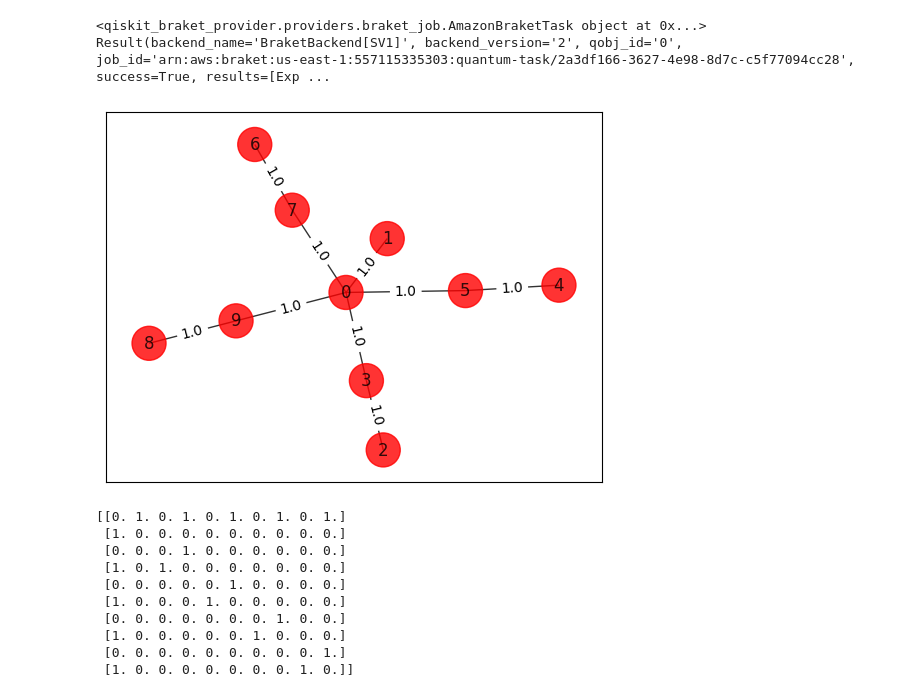
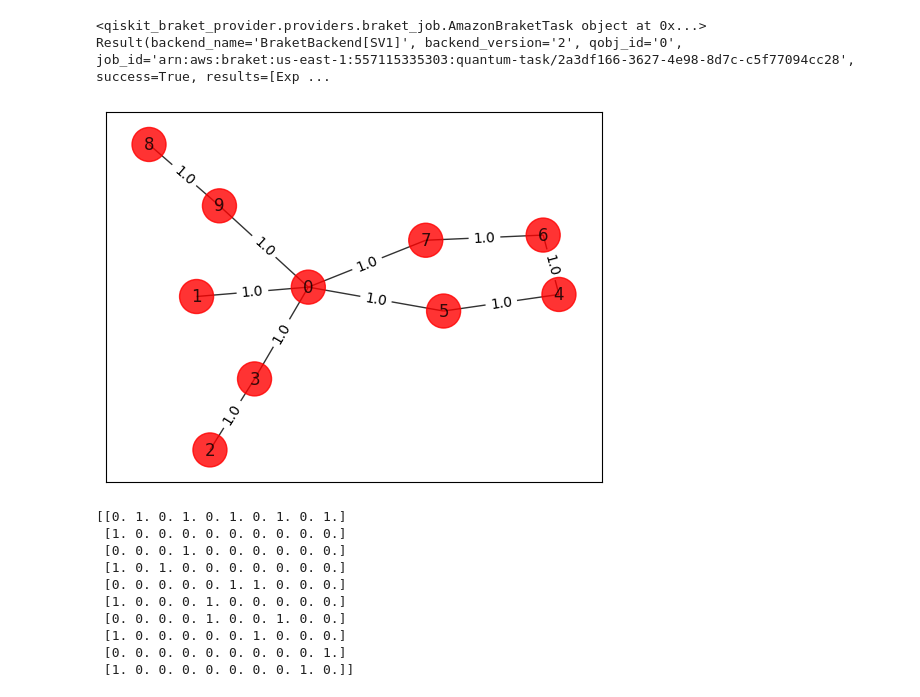
Before and after one commit to fecaletti/maxcut, a Jupyter notebook: test.ipynb, the cells around one changed output. Drawn from its saved outputs; the diff is of its cells as text; code cells hidden in the pictures.

```diff
--- a/test.ipynb
+++ b/test.ipynb
@@ -56,34 +56,36 @@ from qiskit_optimization.algorithms import MinimumEigenOptimizer
 # %%
 # Generating a graph of 4 nodes
 dn = 10
 elist = []
 for i in range(0, dn, 1):
     if i % 2 == 0:
         elist.append((i, i + 1, 1.0))
     else:
         elist.append((i, 0, 1.0))
 
+# elist.append((4, 6, 1.0))
 # elist = [(0, 1, 1.0), (0, 2, 1.0), (0, 3, 1.0), (1, 2, 1.0), (2, 3, 1.0), (2, 4, 1.0), (4, 5, 1.0), (5, 6, 1.0), (6, 7, 1.0), (7, 8, 1.0), (8, 9, 1.0), (9, 0, 1.0), (3, 10, 1.0), (10, 11, 1.0), (11, 12, 1.0)]
 n = len(elist)  # Number of nodes in graph
 G = nx.Graph()
 G.add_nodes_from(np.arange(0, n, 1))
 # tuple is (i,j,weight) where (i,j) is the edge
 G.add_weighted_edges_from(elist)
+G.add_edge(4, 6, weight=1.0)
 
 colors = ["r" for node in G.nodes()]
 pos = nx.spring_layout(G)
 
 
 def draw_graph(G, colors, pos):
     default_axes = plt.axes(frameon=True)
     nx.draw_networkx(G, node_color=colors, node_size=600, alpha=0.8, ax=default_axes, pos=pos)
     edge_labels = nx.get_edge_attributes(G, "weight")
     nx.draw_networkx_edge_labels(G, pos=pos, edge_labels=edge_labels)
 
 
 draw_graph(G, colors, pos)
 # %% [output]
-[figure, old version]
+[figure, new version]
 # %%
 # Computing the weight matrix from the random graph
 w = np.zeros([n, n])
@@ -98,9 +100,9 @@ print(w)
  [1. 0. 0. 0. 0. 0. 0. 0. 0. 0.]
  [0. 0. 0. 1. 0. 0. 0. 0. 0. 0.]
  [1. 0. 1. 0. 0. 0. 0. 0. 0. 0.]
- [0. 0. 0. 0. 0. 1. 0. 0. 0. 0.]
+ [0. 0. 0. 0. 0. 1. 1. 0. 0. 0.]
  [1. 0. 0. 0. 1. 0. 0. 0. 0. 0.]
- [0. 0. 0. 0. 0. 0. 0. 1. 0. 0.]
+ [0. 0. 0. 0. 1. 0. 0. 1. 0. 0.]
  [1. 0. 0. 0. 0. 0. 1. 0. 0. 0.]
  [0. 0. 0. 0. 0. 0. 0. 0. 0. 1.]
  [1. 0. 0. 0. 0. 0. 0. 0. 1. 0.]]
```
Also changed, not shown: parts of 2 cells of this notebook.
